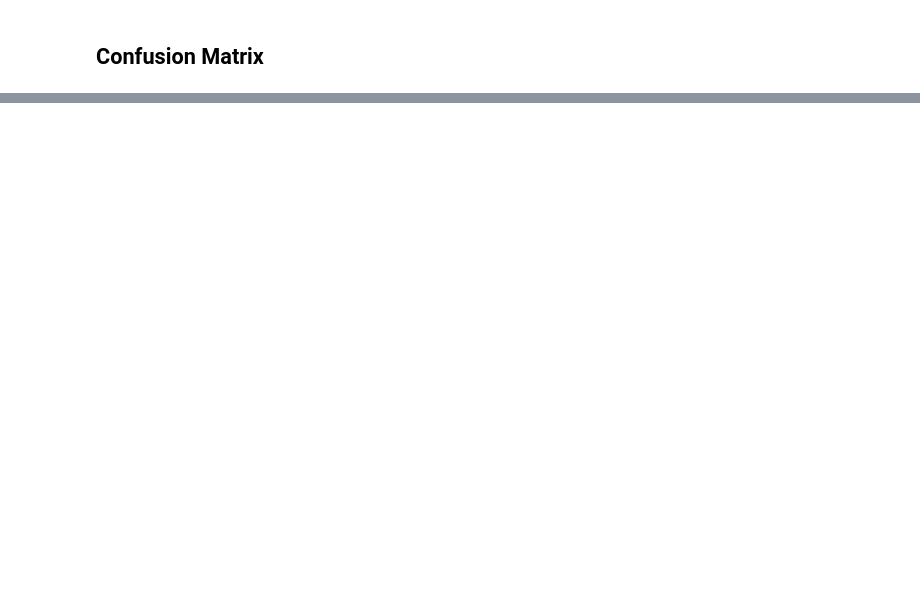
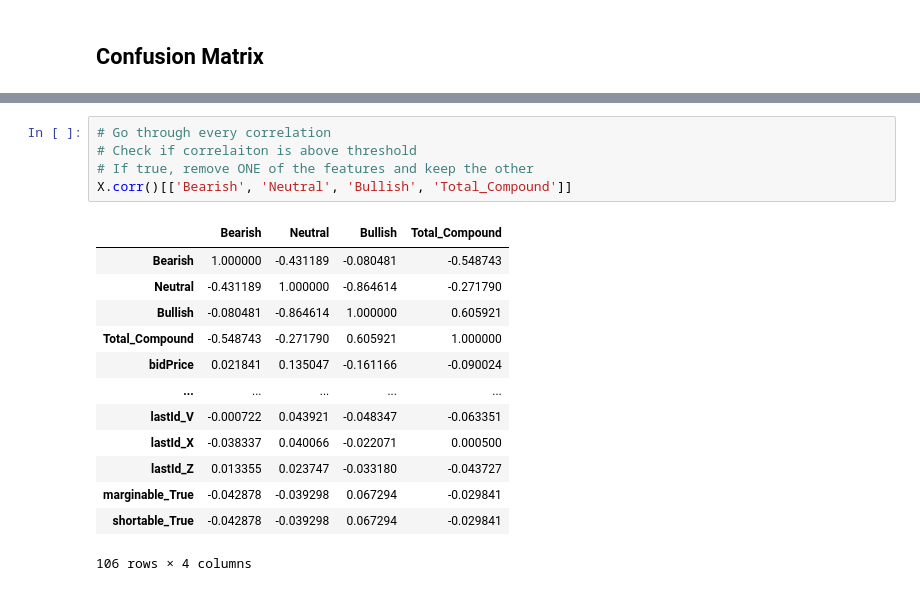
Before and after one commit to 18182324/wsb-sentiment-analysis, a Jupyter notebook: model.ipynb, the cells around one changed output, grey strips where cells are left out. Drawn from its saved outputs; the diff is of its cells as text; blank space fills up the shorter version.

```diff
--- a/model.ipynb
+++ b/model.ipynb
@@ -489,0 +494,19 @@ X
+# %%
+# Go through every correlation
+# Check if correlaiton is above threshold
+# If true, remove ONE of the features and keep the other
+X.corr()[['Bearish', 'Neutral', 'Bullish', 'Total_Compound']]
+# %% [output]
+|  | Bearish | Neutral | Bullish | Total_Compound |
+| Bearish | 1.000000 | -0.431189 | -0.080481 | -0.548743 |
+| Neutral | -0.431189 | 1.000000 | -0.864614 | -0.271790 |
+| Bullish | -0.080481 | -0.864614 | 1.000000 | 0.605921 |
+| Total_Compound | -0.548743 | -0.271790 | 0.605921 | 1.000000 |
+| bidPrice | 0.021841 | 0.135047 | -0.161166 | -0.090024 |
+| ... | ... | ... | ... | ... |
+| lastId_V | -0.000722 | 0.043921 | -0.048347 | -0.063351 |
+| lastId_X | -0.038337 | 0.040066 | -0.022071 | 0.000500 |
+| lastId_Z | 0.013355 | 0.023747 | -0.033180 | -0.043727 |
+| marginable_True | -0.042878 | -0.039298 | 0.067294 | -0.029841 |
+| shortable_True | -0.042878 | -0.039298 | 0.067294 | -0.029841 |
+106 rows × 4 columns
```
Also changed, not shown: parts of 11 cells of this notebook.
